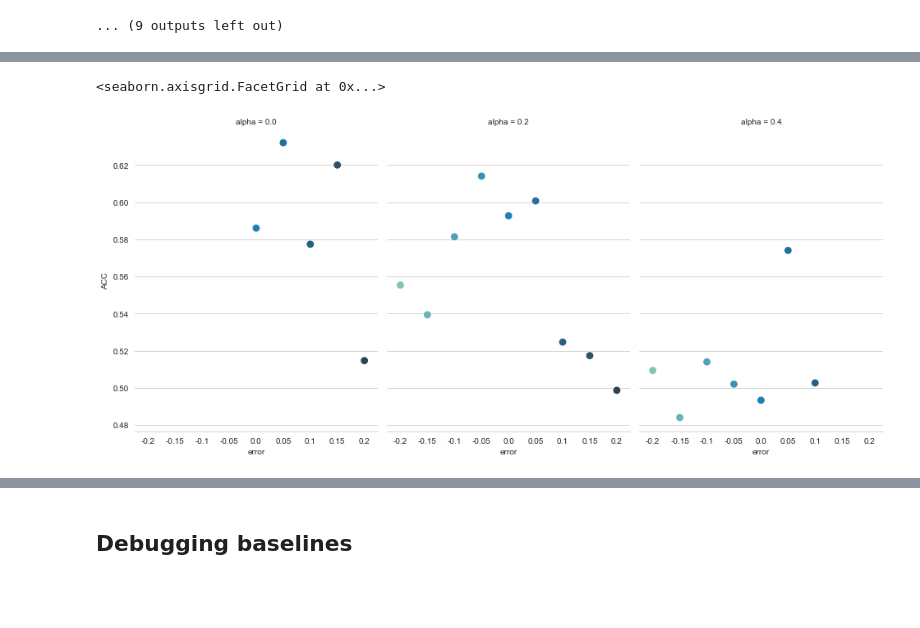
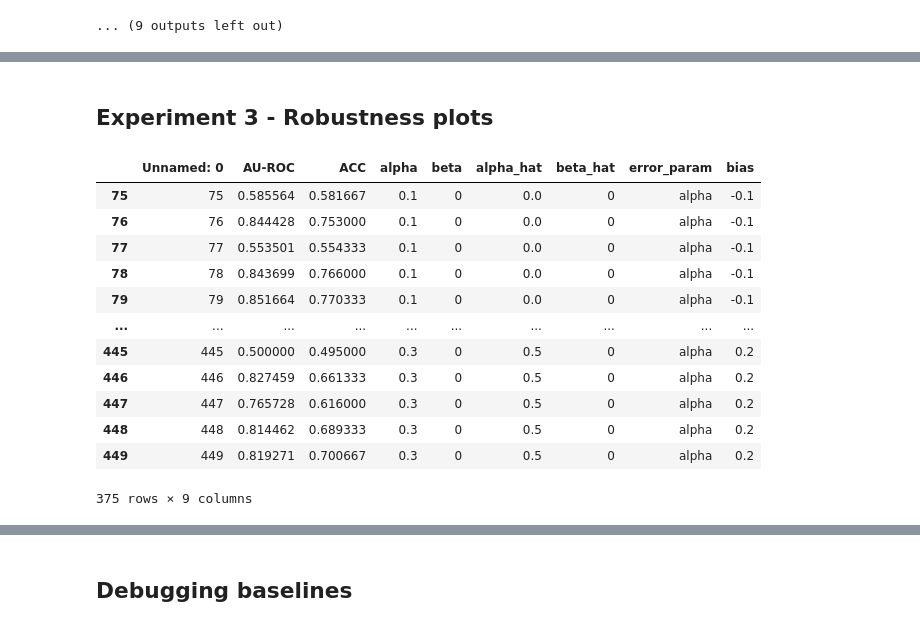
Before and after one commit to lguerdan/counterfactual-decision-support, a Jupyter notebook: experiments.ipynb, the cells around one changed output, grey strips where cells are left out. Saved outputs shown, nothing was run; the diff lists cells and outputs as text; code cells hidden in the pictures; blank space fills up the shorter version.

```diff
--- a/experiments.ipynb
+++ b/experiments.ipynb
@@ -242,13 +244,2 @@ robustness_results
-# %%
-
-
-# Draw a pointplot to show pulse as a function of three categorical factors
-g = sns.catplot(
-    data=robustness_results, x="error", y="ACC",  col="alpha",
-    capsize=.2, palette="YlGnBu_d", errorbar="se",
-    kind="point", height=6, aspect=.75,
-)
-g.despine(left=True)
-# %% [output]
-<seaborn.axisgrid.FacetGrid at 0x...>
-[figure, removed]
+# %% [markdown]
+## Experiment 3 - Robustness plots
@@ -254,0 +256,16 @@ g.despine(left=True)
+# %%
+alpha_robustness_results
+# %% [output]
+|  | Unnamed: 0 | AU-ROC | ACC | alpha | beta | alpha_hat | beta_hat | error_param | bias |
+| 75 | 75 | 0.585564 | 0.581667 | 0.1 | 0 | 0.0 | 0 | alpha | -0.1 |
+| 76 | 76 | 0.844428 | 0.753000 | 0.1 | 0 | 0.0 | 0 | alpha | -0.1 |
+| 77 | 77 | 0.553501 | 0.554333 | 0.1 | 0 | 0.0 | 0 | alpha | -0.1 |
+| 78 | 78 | 0.843699 | 0.766000 | 0.1 | 0 | 0.0 | 0 | alpha | -0.1 |
+| 79 | 79 | 0.851664 | 0.770333 | 0.1 | 0 | 0.0 | 0 | alpha | -0.1 |
+| ... | ... | ... | ... | ... | ... | ... | ... | ... | ... |
+| 445 | 445 | 0.500000 | 0.495000 | 0.3 | 0 | 0.5 | 0 | alpha | 0.2 |
+| 446 | 446 | 0.827459 | 0.661333 | 0.3 | 0 | 0.5 | 0 | alpha | 0.2 |
+| 447 | 447 | 0.765728 | 0.616000 | 0.3 | 0 | 0.5 | 0 | alpha | 0.2 |
+| 448 | 448 | 0.814462 | 0.689333 | 0.3 | 0 | 0.5 | 0 | alpha | 0.2 |
+| 449 | 449 | 0.819271 | 0.700667 | 0.3 | 0 | 0.5 | 0 | alpha | 0.2 |
+375 rows × 9 columns
```
Also changed, not shown: parts of 15 cells of this notebook, 6 other files.
